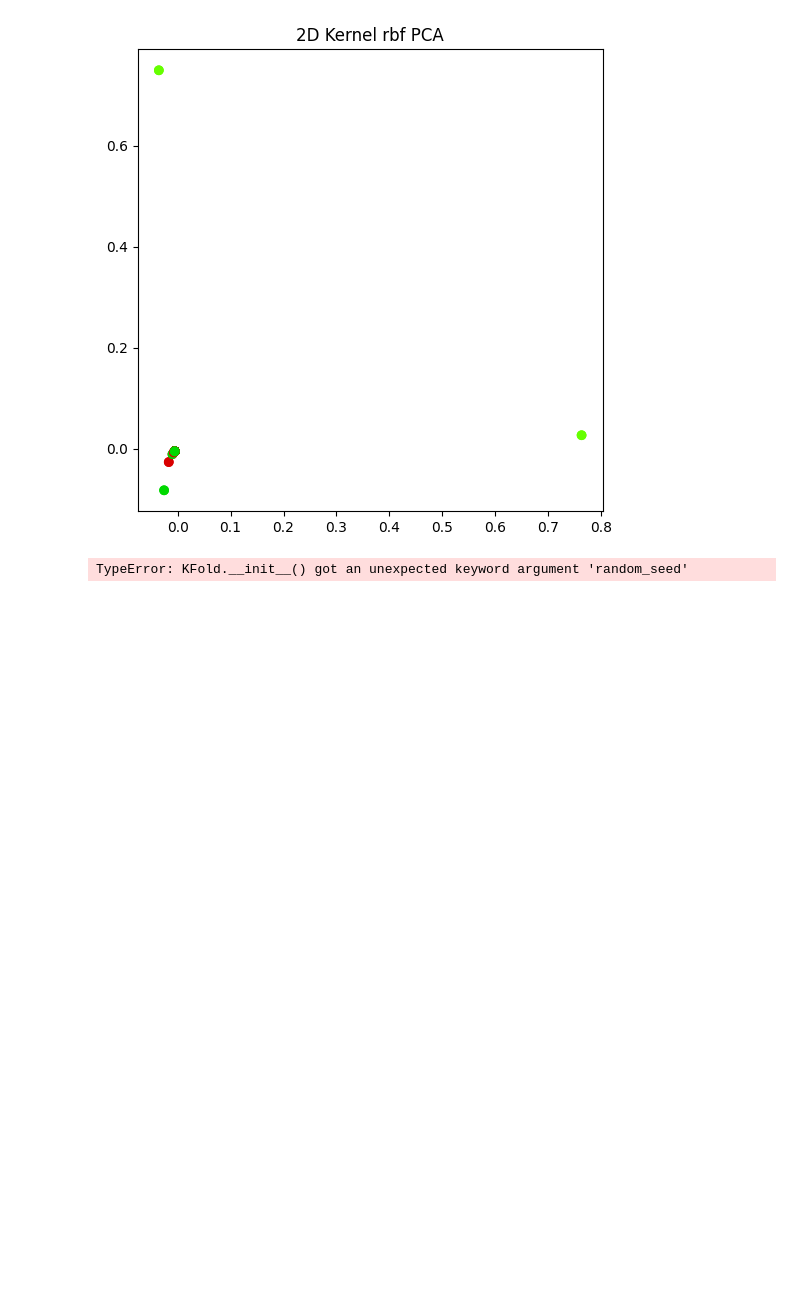
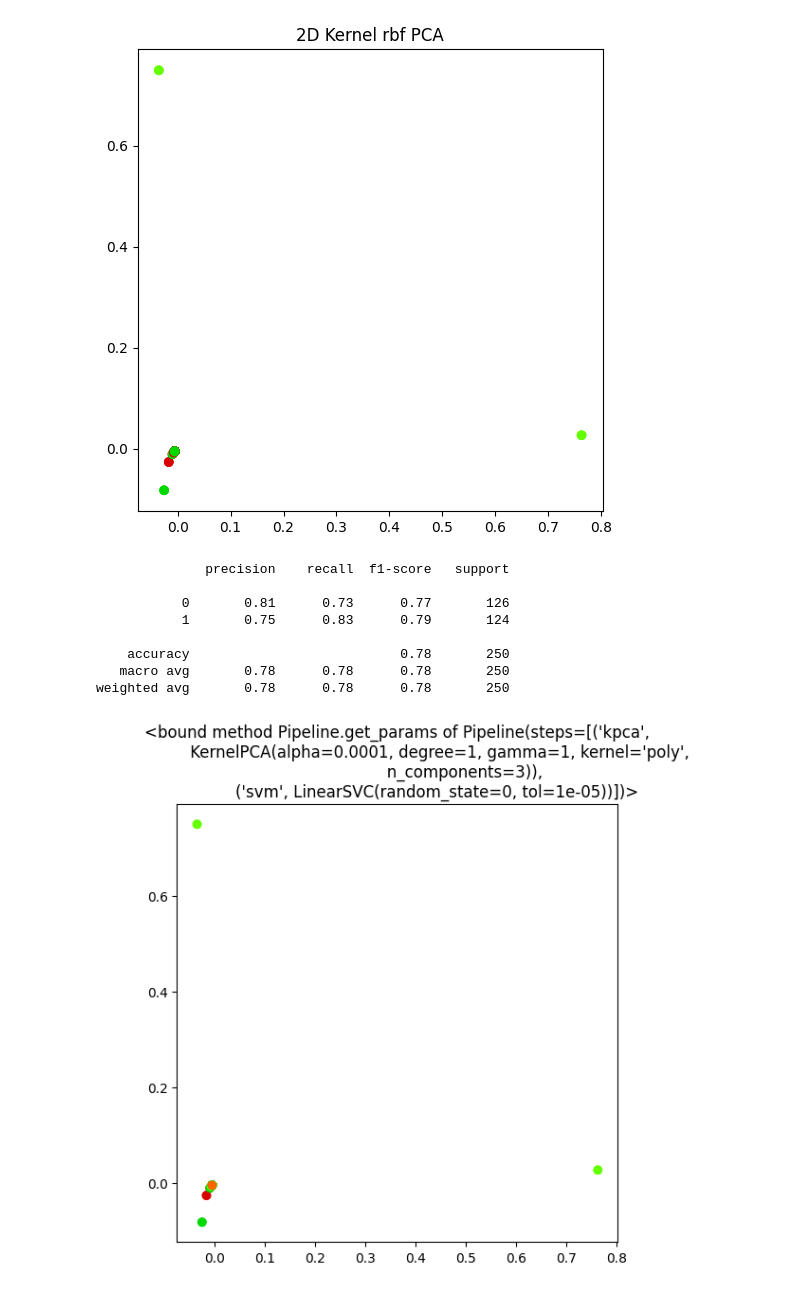
Before and after one commit to frekkoz3/Intro_to_ML_24-25, a Jupyter notebook: challenges/challenge 2/challenge_two.ipynb, the cells around one changed output. Saved outputs shown, nothing was run; the diff lists cells and outputs as text; code cells hidden in the pictures; blank space fills up the shorter version.

```diff
--- a/challenges/challenge 2/challenge_two.ipynb
+++ b/challenges/challenge 2/challenge_two.ipynb
@@ -323,23 +323,31 @@ weighted avg       0.75      0.51      0.36       250
 # %%
 from sklearn.model_selection import GridSearchCV
 from sklearn.pipeline import Pipeline
 model = KernelPCA()
-cv = KFold(n_splits = 5, shuffle = True, random_seed = 37)
+cv = KFold(n_splits = 5, shuffle = True)
 pipeline = Pipeline([
     ("kpca", KernelPCA(kernel="rbf")),
     ("svm", LinearSVC(random_state=0, tol=1e-5, dual="auto"))
 ])
 param_grid = {
     "kpca__n_components" : [2, 3],
     "kpca__kernel" : ["poly", "rbf"],
-    "kpca__degree" : [1, 2, 3],
-    "kpca__gamma" : [1, 2, 3, 5],
+    "kpca__degree" : [1, 2, 3, 5, 9],
+    "kpca__gamma" : [1, 2, 3, 5, 10],
     "kpca__alpha" : [10e-5, 10e-4, 10e-3, 1]
 }
 grid_search = GridSearchCV(pipeline, param_grid, cv=cv, scoring="accuracy", error_score="raise")
 grid_search.fit(X_train, y_train)
 best_model = grid_search.best_estimator_
 print(classification_report(y_test, best_model.predict(X_test)))
 plot_2d_classification(x_test, y_test, best_model.predict(X_test), str(best_model.get_params))
 # %% [output]
-TypeError: KFold.__init__() got an unexpected keyword argument 'random_seed'
+              precision    recall  f1-score   support
+
+           0       0.81      0.73      0.77       126
+           1       0.75      0.83      0.79       124
+
+    accuracy                           0.78       250
+   macro avg       0.78      0.78      0.78       250
+weighted avg       0.78      0.78      0.78       250
+[figure, added]
```
Also changed, not shown: parts of 6 cells of this notebook.
